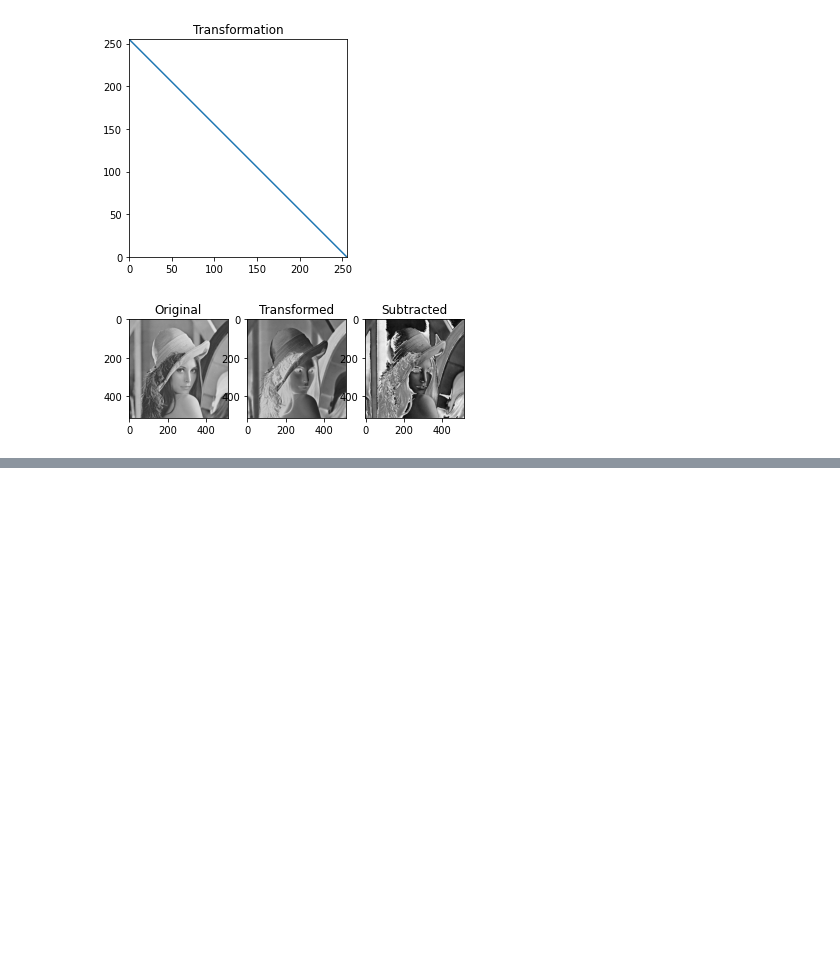
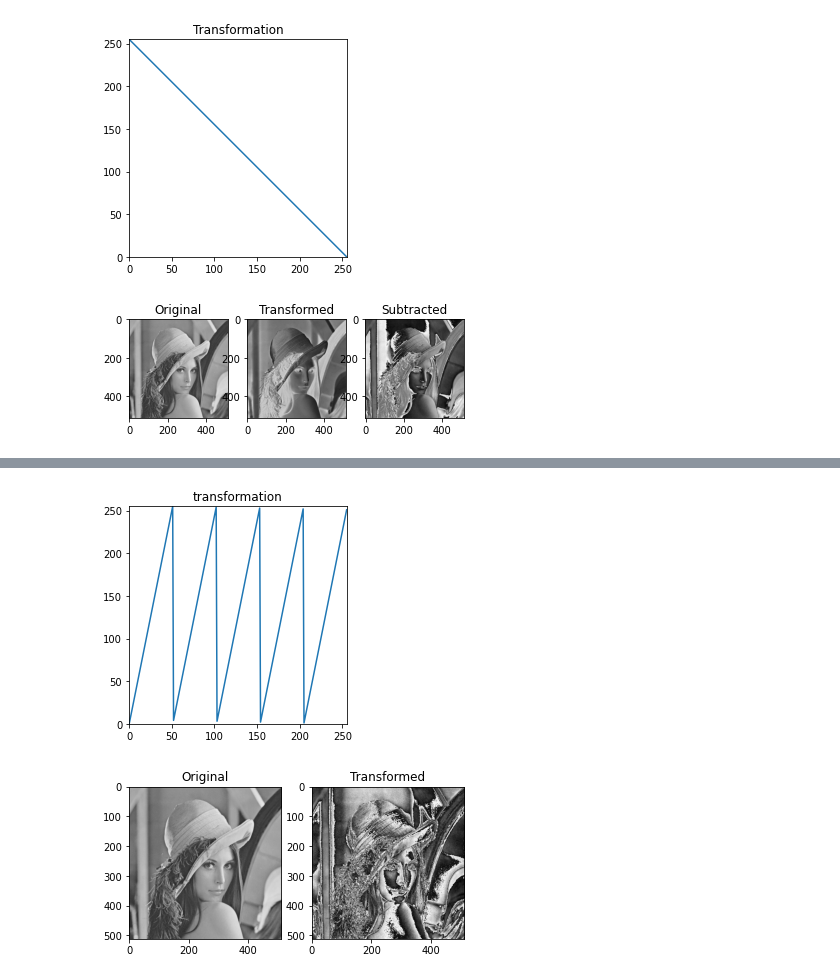
Before and after one commit to bimalka98/Computer-Vision-and-Image-Processing, a Jupyter notebook: PracticeCV/IntensityTransforms.ipynb, the cells around one changed output, grey strips where cells are left out. Drawn from its saved outputs; the diff is of its cells as text; code cells hidden in the pictures; blank space fills up the shorter version.

```diff
--- a/PracticeCV/IntensityTransforms.ipynb
+++ b/PracticeCV/IntensityTransforms.ipynb
@@ -94,0 +155,32 @@ plt.show()
+# %%
+%matplotlib inline
+import numpy as np
+import matplotlib.pyplot as plt
+import cv2 as cv
+
+img = cv.imread('Lenna.png', cv.IMREAD_GRAYSCALE)
+
+x = np.arange(0,256).astype('uint8')
+
+transf = x*5
+
+
+fig, ax = plt.subplots()
+ax.plot(transf)
+ax.set_title('transformation')
+ax.set_xlim(0,255)
+ax.set_ylim(0,255)
+ax.set_aspect('equal')
+plt.show()
+
+fig, ax = plt.subplots(1,2)
+ax[0].imshow(img, cmap ='gray', vmin = 0, vmax = 255)
+ax[0].set_title('Original')
+
+img2 = cv.LUT(img, transf)
+ax[1].imshow(img2, cmap = 'gray', vmin = 0, vmax = 255)
+ax[1].set_title('Transformed')
+plt.show()
+# %% [output]
+[figure, added]
+[figure, added]
```
Also changed, not shown: parts of 6 cells of this notebook, 1 other file.
